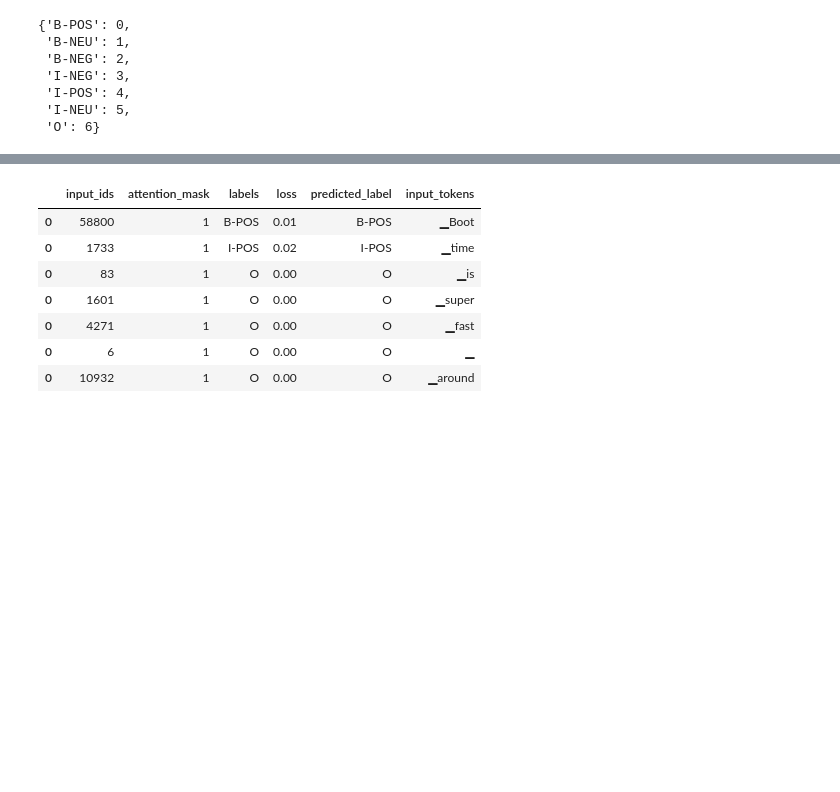
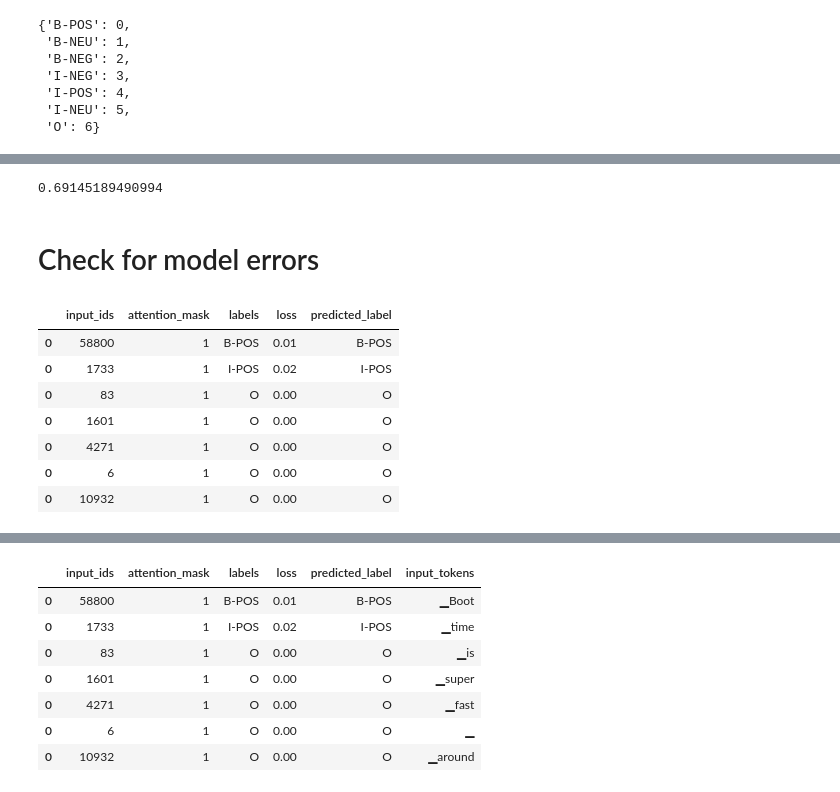
Before and after one commit to tnatvu/SentiLens, a Jupyter notebook: pytorch_v1.ipynb, the cells around one changed output, grey strips where cells are left out. Saved outputs shown, nothing was run; the diff lists cells and outputs as text; code cells hidden in the pictures; blank space fills up the shorter version.

```diff
--- a/pytorch_v1.ipynb
+++ b/pytorch_v1.ipynb
@@ -741,3 +744,29 @@ tag2index
+# %%
+index2tag[-100] = "IGN"
+
+df_test["predicted_label"] = df_test["predicted_label"].apply(
+    lambda x: [index2tag[i] for i in x])
+df_test["labels"] = df_test["labels"].apply(
+    lambda x: [index2tag[i] for i in x])
+df_test['loss'] = df_test.apply(
+    lambda x: x['loss'][:len(x['input_ids'])], axis=1)
+df_test['predicted_label'] = df_test.apply(
+    lambda x: x['predicted_label'][:len(x['input_ids'])], axis=1)
+
+# hide_output
+df_tokens = df_test.apply(pd.Series.explode)
+df_tokens = df_tokens.query("labels != 'IGN'")
+# df_tokens["loss"] = df_tokens["loss"].astype(float).round(2)
+# df_tokens.head(7)
+# %%
+from sklearn.metrics import f1_score
+
+macro_f1 = f1_score(df_tokens['labels'], df_tokens['predicted_label'], average='macro')
+print(macro_f1)
+# %% [output]
+0.69145189490994
+# %% [markdown]
+# Check for model errors
 # %%
 # hide_output
 valid_set = ds_encoded["test"]
@@ -745,13 +774,27 @@ valid_set = valid_set.map(forward_pass_with_label, batched=True, batch_size=32)
 df = valid_set.to_pandas()
 # %%
 index2tag[-100] = "IGN"
-df["input_tokens"] = df["input_ids"].apply(
-    lambda x: xlmr_tokenizer.convert_ids_to_tokens(x))
+
 df["predicted_label"] = df["predicted_label"].apply(
     lambda x: [index2tag[i] for i in x])
 df["labels"] = df["labels"].apply(
     lambda x: [index2tag[i] for i in x])
 df['loss'] = df.apply(
     lambda x: x['loss'][:len(x['input_ids'])], axis=1)
 df['predicted_label'] = df.apply(
     lambda x: x['predicted_label'][:len(x['input_ids'])], axis=1)
+
+# hide_output
+df_tokens = df.apply(pd.Series.explode)
+df_tokens = df_tokens.query("labels != 'IGN'")
+df_tokens["loss"] = df_tokens["loss"].astype(float).round(2)
+df_tokens.head(7)
+# %% [output]
+|  | input_ids | attention_mask | labels | loss | predicted_label |
+| 0 | 58800 | 1 | B-POS | 0.01 | B-POS |
+| 0 | 1733 | 1 | I-POS | 0.02 | I-POS |
+| 0 | 83 | 1 | O | 0.00 | O |
+| 0 | 1601 | 1 | O | 0.00 | O |
+| 0 | 4271 | 1 | O | 0.00 | O |
+| 0 | 6 | 1 | O | 0.00 | O |
+| 0 | 10932 | 1 | O | 0.00 | O |
```
Also changed, not shown: parts of 11 cells of this notebook, 3 other files.
